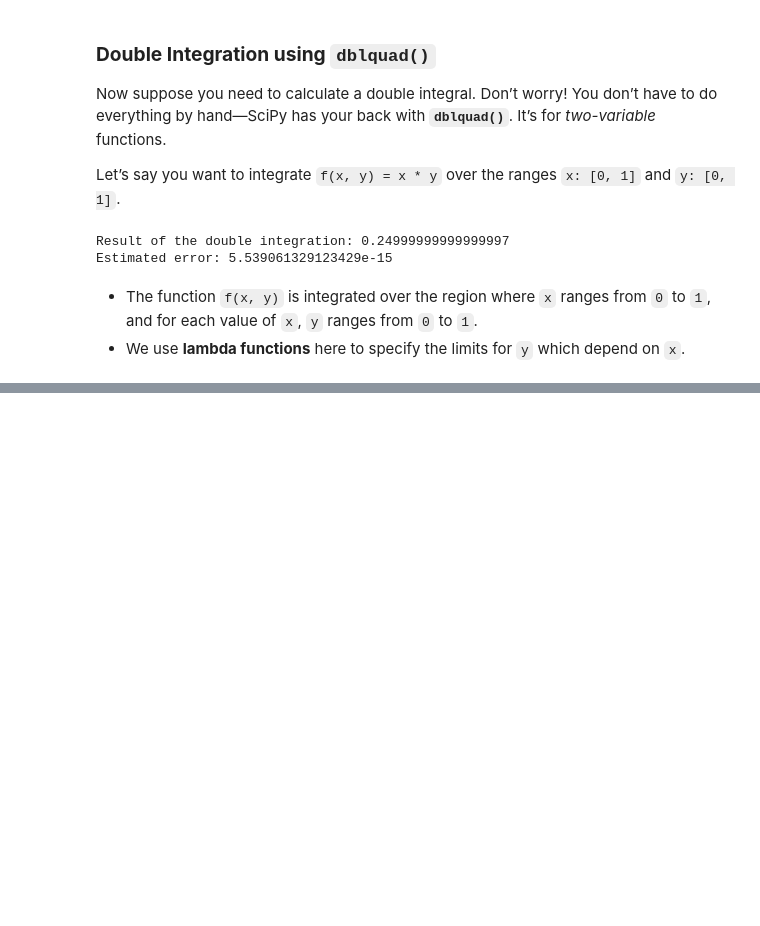
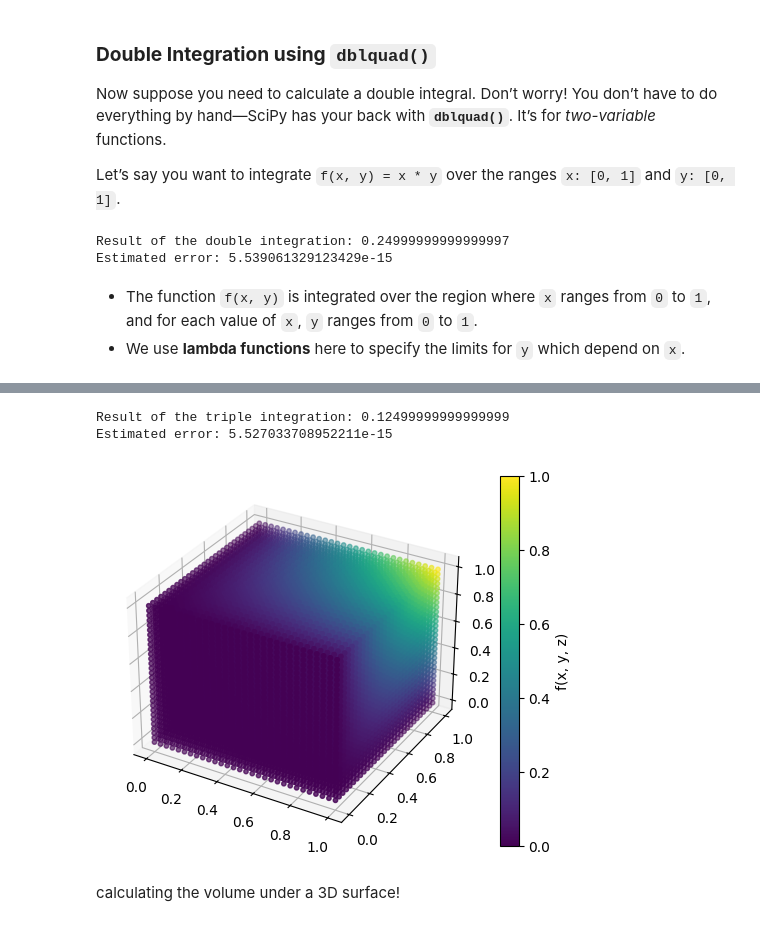
Before and after one commit to rubydamodar/SciPyMastery-From-Basics-to-Breakthroughs, a Jupyter notebook: Beginner Level/SCIPY-INTEGERATE.ipynb, the cells around one changed output, grey strips where cells are left out. Drawn from its saved outputs; the diff is of its cells as text; code cells hidden in the pictures; blank space fills up the shorter version.

```diff
--- a/Beginner Level/SCIPY-INTEGERATE.ipynb
+++ b/Beginner Level/SCIPY-INTEGERATE.ipynb
@@ -50,0 +57,27 @@ Estimated error: 5.539061329123429e-15
+# %%
+def f(x, y, z):
+    return x * y * z
+
+result, error = integrate.tplquad(f, 0, 1, lambda x: 0, lambda x: 1, lambda x, y: 0, lambda x, y: 1)
+
+print("Result of the triple integration:", result)
+print("Estimated error:", error)
+# %% [output]
+Result of the triple integration: 0.12499999999999999
+Estimated error: 5.527033708952211e-15
+# %%
+import numpy as np
+import matplotlib.pyplot as plt
+
+X, Y, Z = np.meshgrid(np.linspace(0, 1, 30), np.linspace(0, 1, 30), np.linspace(0, 1, 30))
+F_values = X * Y * Z
+
+fig = plt.figure()
+ax = fig.add_subplot(111, projection='3d')
+scat = ax.scatter(X, Y, Z, c=F_values, cmap='viridis', s=10)
+fig.colorbar(scat, label='f(x, y, z)')
+plt.show()
+# %% [output]
+[figure, added]
+# %% [markdown]
+calculating the volume under a 3D surface!
```
Also changed, not shown: parts of 1 cell of this notebook.
